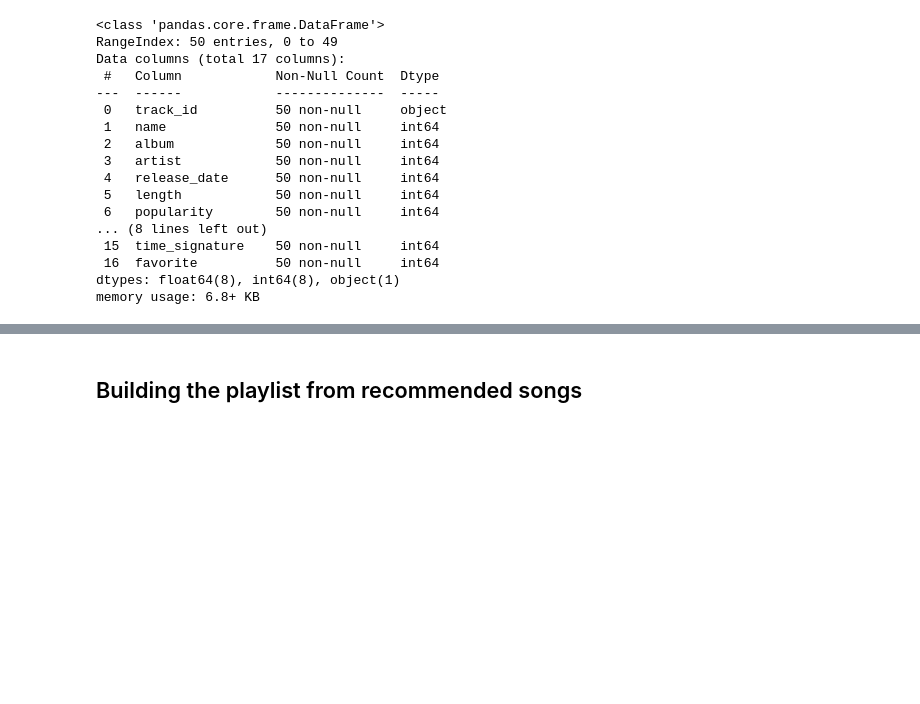
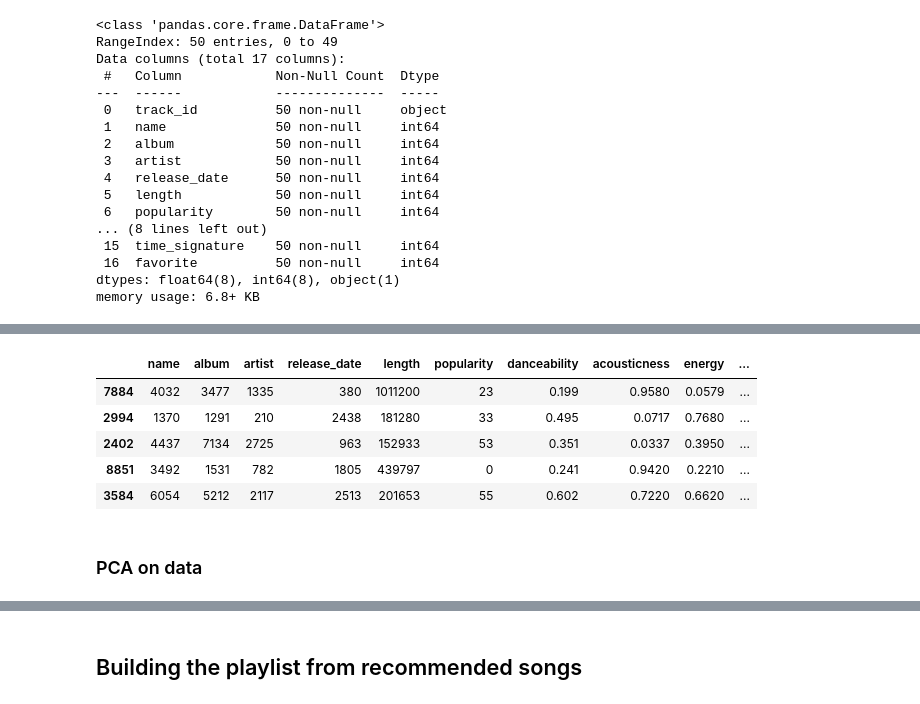
Before and after one commit to lognorman20/spotify_recommender, a Jupyter notebook: model_creation.ipynb, the cells around one changed output, grey strips where cells are left out. Cells and saved outputs as stored; diff of their text form; code cells hidden in the pictures; blank space fills up the shorter version.

```diff
--- a/model_creation.ipynb
+++ b/model_creation.ipynb
@@ -51,0 +100,3 @@ memory usage: 6.8+ KB
+# %%
+# Train / Split Data
+X_train, X_test, y_train, y_test = train_test_split(X.drop(columns='favorite'), X.favorite,test_size = .20)
@@ -51,0 +107,11 @@ memory usage: 6.8+ KB
+# %%
+X_train.head()
+# %% [output]
+|  | name | album | artist | release_date | length | popularity | danceability | acousticness | energy | ... |
+| 7884 | 4032 | 3477 | 1335 | 380 | 1011200 | 23 | 0.199 | 0.9580 | 0.0579 | ... |
+| 2994 | 1370 | 1291 | 210 | 2438 | 181280 | 33 | 0.495 | 0.0717 | 0.7680 | ... |
+| 2402 | 4437 | 7134 | 2725 | 963 | 152933 | 53 | 0.351 | 0.0337 | 0.3950 | ... |
+| 8851 | 3492 | 1531 | 782 | 1805 | 439797 | 0 | 0.241 | 0.9420 | 0.2210 | ... |
+| 3584 | 6054 | 5212 | 2117 | 2513 | 201653 | 55 | 0.602 | 0.7220 | 0.6620 | ... |
+# %% [markdown]
+### PCA on data
```
Also changed, not shown: parts of 22 cells of this notebook.
